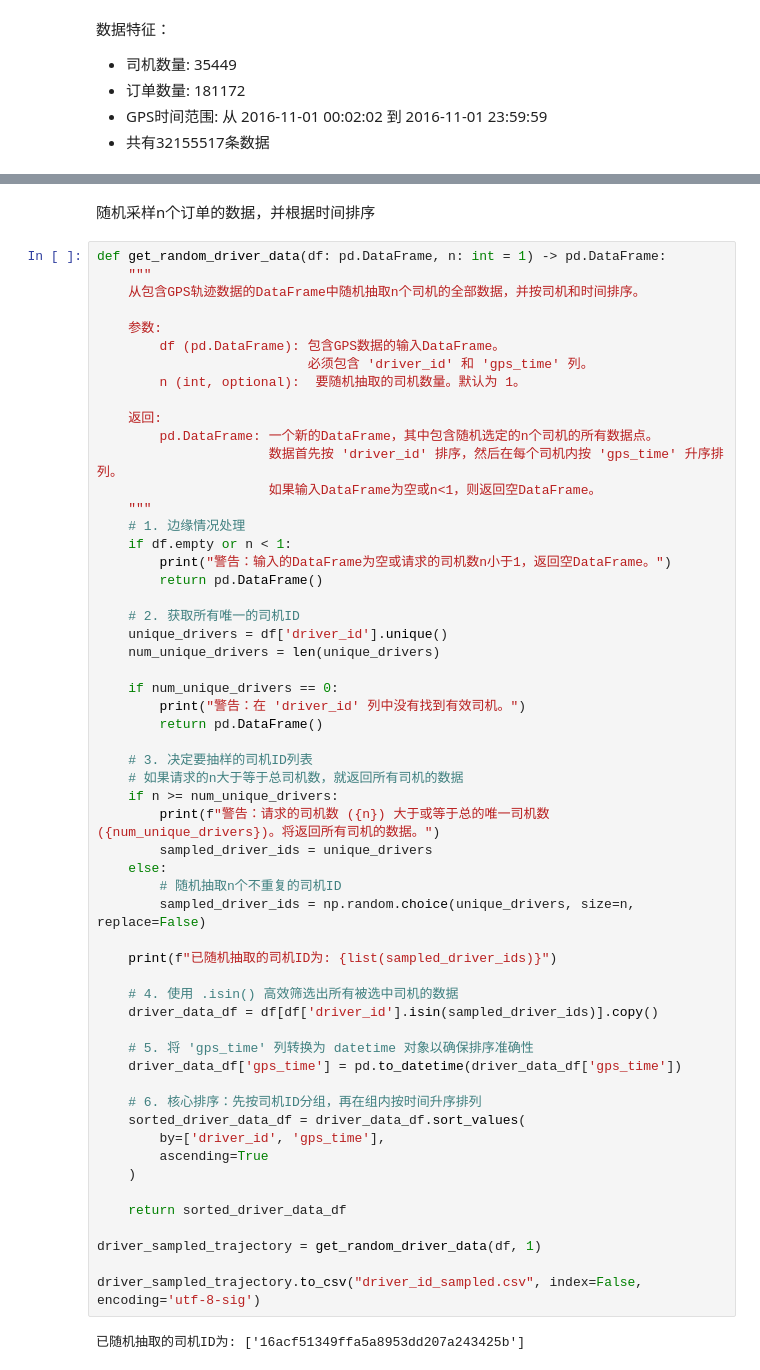
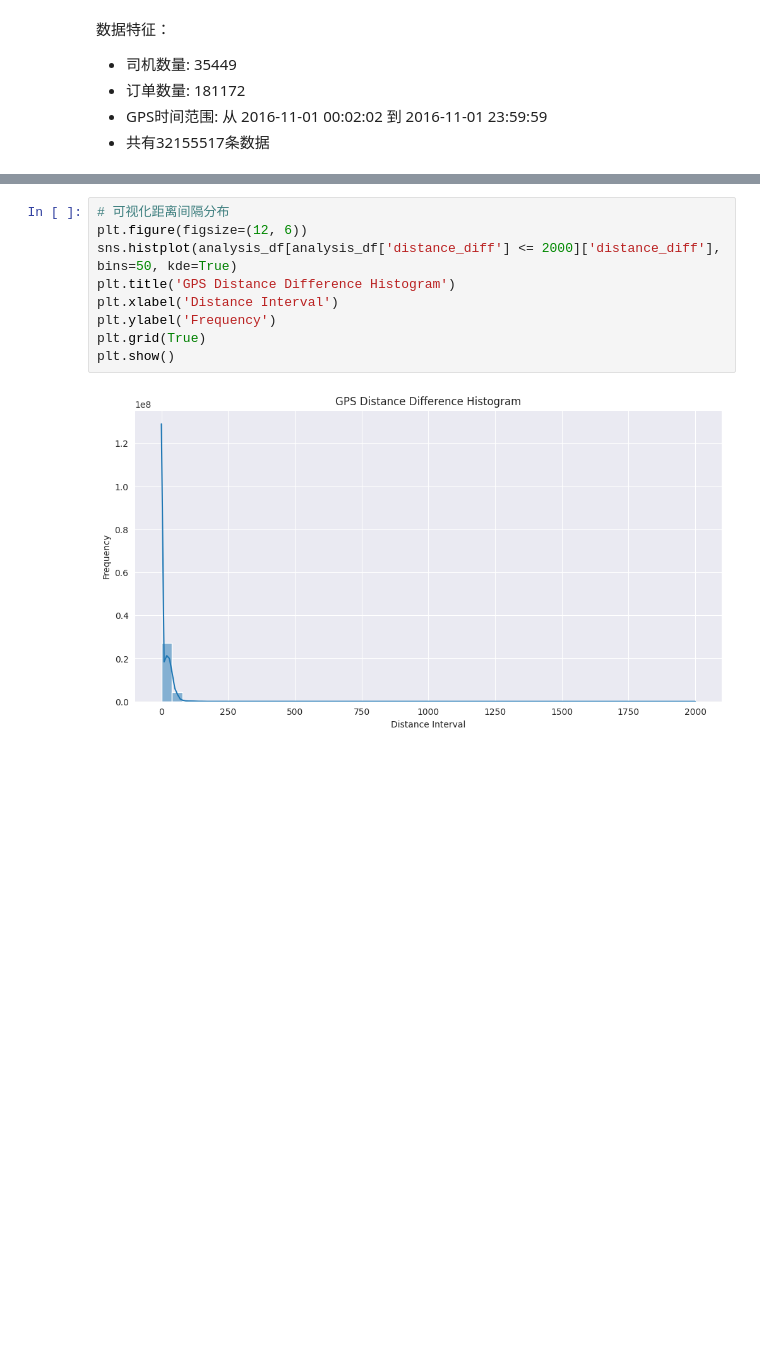
Before and after one commit to jameskerry651/map_matching, a Jupyter notebook: data_vis.ipynb, the cells around one changed output, grey strips where cells are left out. Saved outputs shown, nothing was run; the diff lists cells and outputs as text; blank space fills up the shorter version.

```diff
--- a/data_vis.ipynb
+++ b/data_vis.ipynb
@@ -98,60 +79,11 @@ order_sampled_trajectory.to_csv("order_sampled.csv", index=False, encoding='utf-
-# %% [markdown]
-随机采样n个订单的数据，并根据时间排序
 # %%
-def get_random_driver_data(df: pd.DataFrame, n: int = 1) -> pd.DataFrame:
-    """
-    从包含GPS轨迹数据的DataFrame中随机抽取n个司机的全部数据，并按司机和时间排序。
-
-    参数:
-        df (pd.DataFrame): 包含GPS数据的输入DataFrame。
-                           必须包含 'driver_id' 和 'gps_time' 列。
-        n (int, optional):  要随机抽取的司机数量。默认为 1。
-
-    返回:
-        pd.DataFrame: 一个新的DataFrame，其中包含随机选定的n个司机的所有数据点。
-                      数据首先按 'driver_id' 排序，然后在每个司机内按 'gps_time' 升序排列。
-                      如果输入DataFrame为空或n<1，则返回空DataFrame。
-    """
-    # 1. 边缘情况处理
-    if df.empty or n < 1:
-        print("警告：输入的DataFrame为空或请求的司机数n小于1，返回空DataFrame。")
-        return pd.DataFrame()
-
-    # 2. 获取所有唯一的司机ID
-    unique_drivers = df['driver_id'].unique()
-    num_unique_drivers = len(unique_drivers)
-
-    if num_unique_drivers == 0:
-        print("警告：在 'driver_id' 列中没有找到有效司机。")
-        return pd.DataFrame()
-
-    # 3. 决定要抽样的司机ID列表
-    # 如果请求的n大于等于总司机数，就返回所有司机的数据
-    if n >= num_unique_drivers:
-        print(f"警告：请求的司机数 ({n}) 大于或等于总的唯一司机数 ({num_unique_drivers})。将返回所有司机的数据。")
-        sampled_driver_ids = unique_drivers
-    else:
-        # 随机抽取n个不重复的司机ID
-        sampled_driver_ids = np.random.choice(unique_drivers, size=n, replace=False)
-
-    print(f"已随机抽取的司机ID为: {list(sampled_driver_ids)}")
-
-    # 4. 使用 .isin() 高效筛选出所有被选中司机的数据
-    driver_data_df = df[df['driver_id'].isin(sampled_driver_ids)].copy()
-
-    # 5. 将 'gps_time' 列转换为 datetime 对象以确保排序准确性
-    driver_data_df['gps_time'] = pd.to_datetime(driver_data_df['gps_time'])
-
-    # 6. 核心排序：先按司机ID分组，再在组内按时间升序排列
-    sorted_driver_data_df = driver_data_df.sort_values(
-        by=['driver_id', 'gps_time'],
-        ascending=True
-    )
-
-    return sorted_driver_data_df
-
-driver_sampled_trajectory = get_random_driver_data(df, 1)
-
-driver_sampled_trajectory.to_csv("driver_id_sampled.csv", index=False, encoding='utf-8-sig')
+# 可视化距离间隔分布
+plt.figure(figsize=(12, 6))
+sns.histplot(analysis_df[analysis_df['distance_diff'] <= 2000]['distance_diff'], bins=50, kde=True)
+plt.title('GPS Distance Difference Histogram')
+plt.xlabel('Distance Interval')
+plt.ylabel('Frequency')
+plt.grid(True)
+plt.show()
 # %% [output]
-已随机抽取的司机ID为: ['16acf51349ffa5a8953dd207a243425b']
+[figure, added]
```
Also changed, not shown: parts of 6 cells of this notebook, 7 other files.
